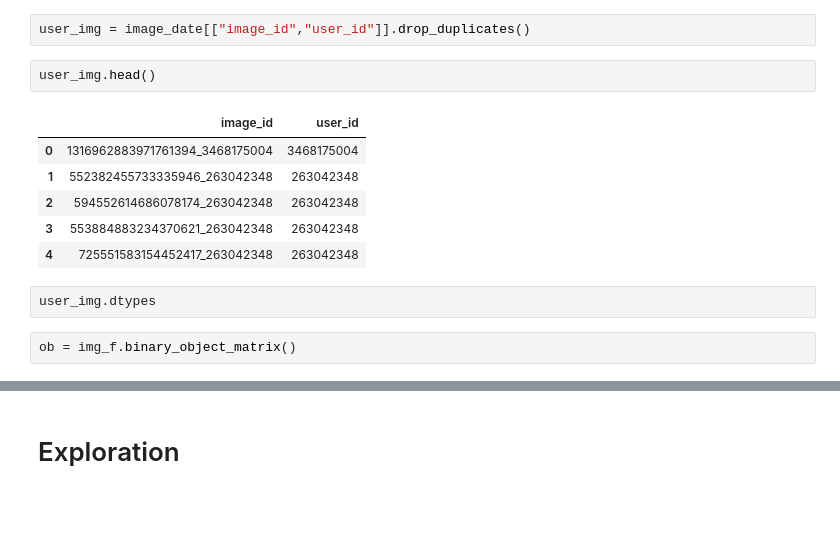
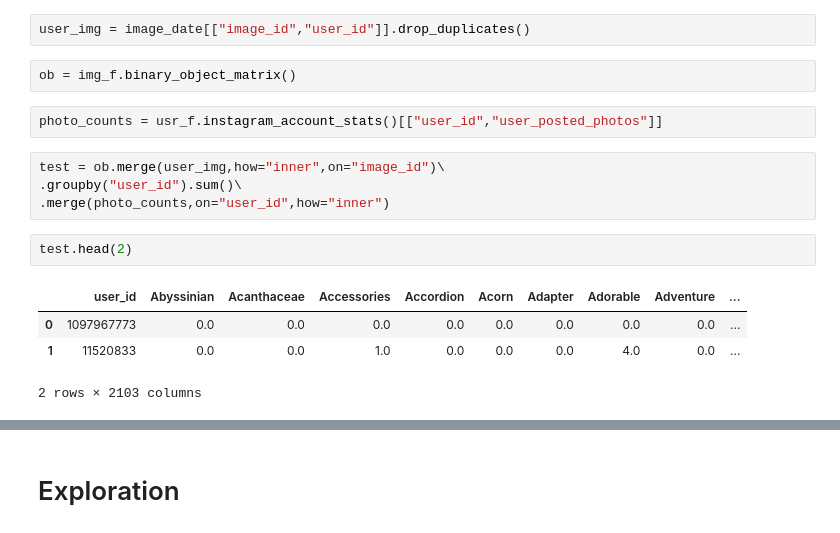
Before and after one commit to JeroenSchmidt/UvA-DSF-group, a Jupyter notebook: uc2/exploration_notebooks/jeroen/create_features_ground_zero.ipynb, the cells around one changed output, grey strips where cells are left out. Drawn from its saved outputs; the diff is of its cells as text; blank space fills up the shorter version.

```diff
--- a/uc2/exploration_notebooks/jeroen/create_features_ground_zero.ipynb
+++ b/uc2/exploration_notebooks/jeroen/create_features_ground_zero.ipynb
@@ -424,16 +443,18 @@ image_date = pd.read_pickle("../../data/Visual_well_being/image_data.pickle")
 # %%
 user_img = image_date[["image_id","user_id"]].drop_duplicates()
-# %%
-user_img.head()
-# %% [output]
-|  | image_id | user_id |
-| 0 | 1316962883971761394_3468175004 | 3468175004 |
-| 1 | 552382455733335946_263042348 | 263042348 |
-| 2 | 594552614686078174_263042348 | 263042348 |
-| 3 | 553884883234370621_263042348 | 263042348 |
-| 4 | 725551583154452417_263042348 | 263042348 |
-# %%
-user_img.dtypes
 # %%
 ob = img_f.binary_object_matrix()
+# %%
+photo_counts = usr_f.instagram_account_stats()[["user_id","user_posted_photos"]]
+# %%
+test = ob.merge(user_img,how="inner",on="image_id")\
+.groupby("user_id").sum()\
+.merge(photo_counts,on="user_id",how="inner")
+# %%
+test.head(2)
+# %% [output]
+|  | user_id | Abyssinian | Acanthaceae | Accessories | Accordion | Acorn | Adapter | Adorable | Adventure | ... |
+| 0 | 1097967773 | 0.0 | 0.0 | 0.0 | 0.0 | 0.0 | 0.0 | 0.0 | 0.0 | ... |
+| 1 | 11520833 | 0.0 | 0.0 | 1.0 | 0.0 | 0.0 | 0.0 | 4.0 | 0.0 | ... |
+2 rows × 2103 columns
 # %%
```
Also changed, not shown: parts of 13 cells of this notebook, 1 other file.
